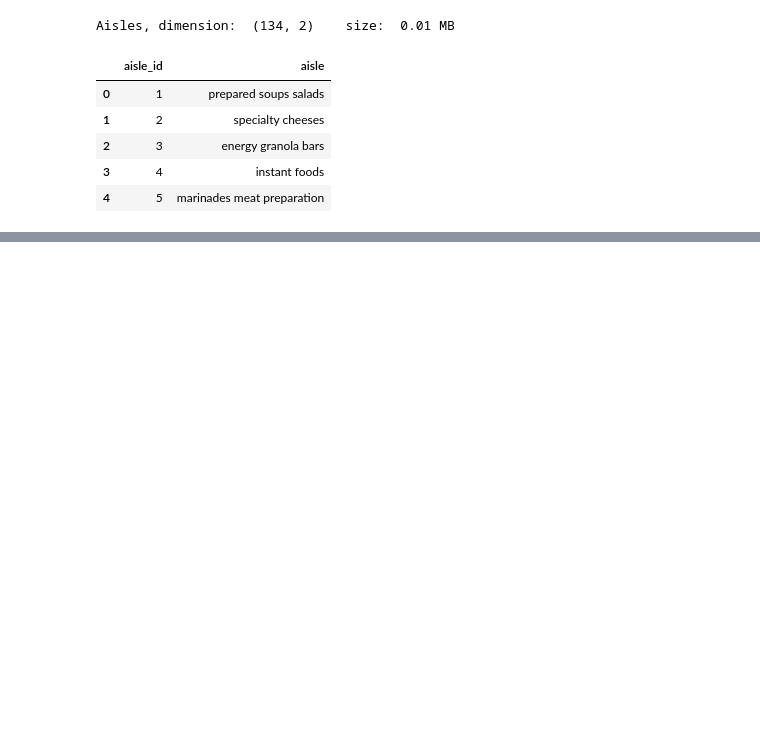
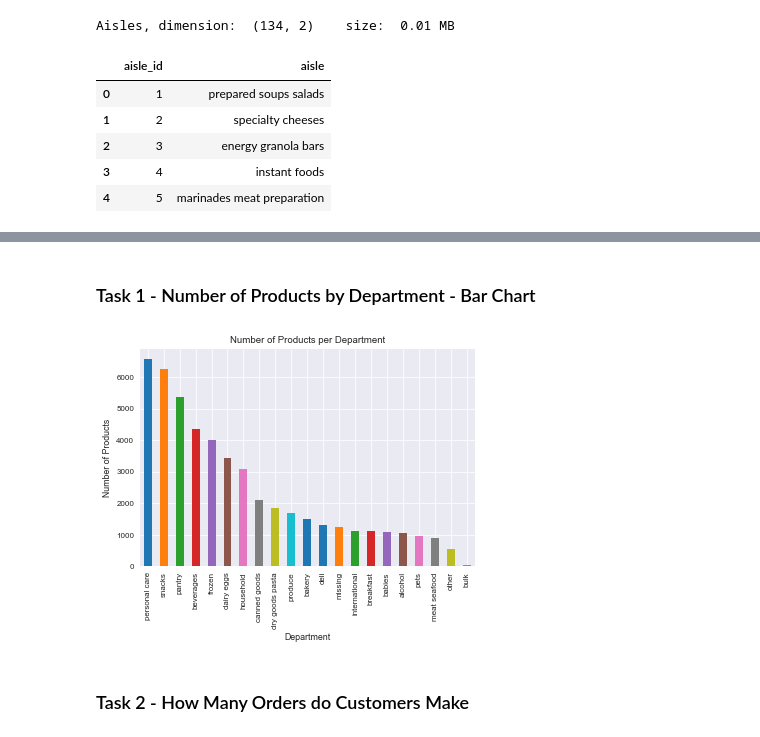
Before and after one commit to 1carew1/instacart_investigation, a Jupyter notebook: Assignment2_EDA.ipynb, the cells around one changed output, grey strips where cells are left out. Cells and saved outputs as stored; diff of their text form; code cells hidden in the pictures; blank space fills up the shorter version.

Commit message:
completing task1 of EDA

```diff
--- a/Assignment2_EDA.ipynb
+++ b/Assignment2_EDA.ipynb
@@ -19,0 +19,8 @@ import sys
+# %%
+import pandas as pd
+import sys
+import numpy as np
+import matplotlib.pyplot as plt
+import seaborn as sns
+sns.set_style("darkgrid")
+sns.set_context("paper")
@@ -86,0 +104,10 @@ Aisles, dimension:  (134, 2)    size:  0.01 MB
+# %%
+# Create the count of products for department_id
+product_department_count = (products[["department_id", "product_id"]]
+                            .groupby(["department_id",])
+                            .size()
+                            .reset_index(name='product_count')
+                            .sort_values(by=['product_count'], ascending=False))
+# Join in the Department to the above Dataframe so the Deparment name is available
+product_department_count_info = product_department_count.merge(departments, on="department_id")
+product_department_count_info.head(product_department_count_info.shape[0])
@@ -86,0 +132,14 @@ Aisles, dimension:  (134, 2)    size:  0.01 MB
+# %% [markdown]
+### Task 1 - Number of Products by Department - Bar Chart
+# %%
+fig, ax = plt.subplots()
+product_department_count_info['product_count'].plot.bar()
+ax.set_xticklabels(product_department_count_info.department, rotation='vertical')
+plt.title("Number of Products per Department")
+plt.ylabel("Number of Products")
+plt.xlabel("Department")
+plt.show()
+# %% [output]
+[figure, added]
+# %% [markdown]
+### Task 2 - How Many Orders do Customers Make
```
Also changed, not shown: parts of 12 cells of this notebook, 1 other file.
